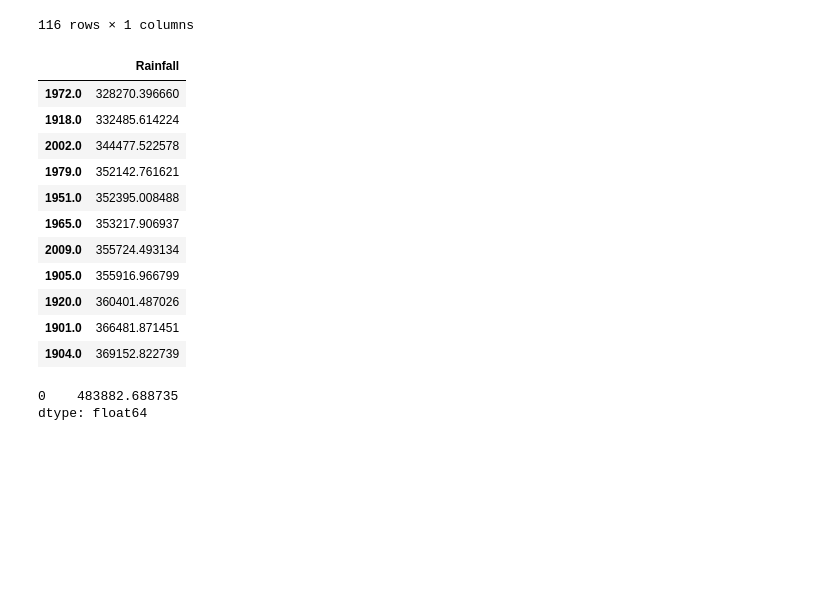
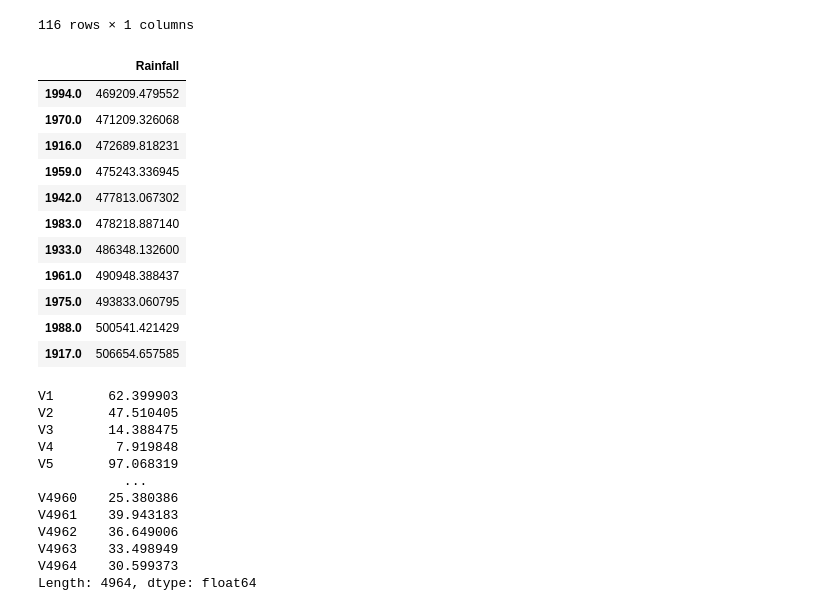
Before and after one commit to jtdocter27/Engineering-Probability---Statistics, a Jupyter notebook: R_project.ipynb, the cells around one changed output. Saved outputs shown, nothing was run; the diff lists cells and outputs as text; code cells hidden in the pictures; blank space fills up the shorter version.

```diff
--- a/R_project.ipynb
+++ b/R_project.ipynb
@@ -1092,26 +1092,44 @@ rainfall_sum
 # %%
 #Top 10% of 116 rows is ~top 12 and bottom twelve rows
 india_rainfall_bottom_ten = rainfall_sum_df.iloc[0:11]
 india_rainfall_top_ten = rainfall_sum_df.iloc[105:116]
-india_rainfall_bottom_ten
+india_rainfall_top_ten
 # %% [output]
 |  | Rainfall |
-| 1972.0 | 328270.396660 |
-| 1918.0 | 332485.614224 |
-| 2002.0 | 344477.522578 |
-| 1979.0 | 352142.761621 |
-| 1951.0 | 352395.008488 |
-| 1965.0 | 353217.906937 |
-| 2009.0 | 355724.493134 |
-| 1905.0 | 355916.966799 |
-| 1920.0 | 360401.487026 |
-| 1901.0 | 366481.871451 |
-| 1904.0 | 369152.822739 |
+| 1994.0 | 469209.479552 |
+| 1970.0 | 471209.326068 |
+| 1916.0 | 472689.818231 |
+| 1959.0 | 475243.336945 |
+| 1942.0 | 477813.067302 |
+| 1983.0 | 478218.887140 |
+| 1933.0 | 486348.132600 |
+| 1961.0 | 490948.388437 |
+| 1975.0 | 493833.060795 |
+| 1988.0 | 500541.421429 |
+| 1917.0 | 506654.657585 |
-# %%
-average_bottom = india_rainfall.iloc[].mean()
-average_bottom
-average_top = india_rainfall_top_ten.mean()
-average_top
-# %% [output]
-0    483882.688735
-dtype: float64
+# %%
+# average_bottom = india_rainfall_bottom_ten / 4964
+# average_bottom = np.array(average_bottom)
+# average_top = india_rainfall_bottom_ten / 4964
+# average_top = np.array(average_top)
+# average_top
+bottom = india_rainfall_bottom_ten.join(india_rainfall)
+bottom = bottom.drop('Rainfall', axis = 1)
+bottom = bottom.mean()
+top = india_rainfall_top_ten.join(india_rainfall)
+top = top.drop('Rainfall', axis = 1)
+top = top.mean()
+top
+# %% [output]
+V1       62.399903
+V2       47.510405
+V3       14.388475
+V4        7.919848
+V5       97.068319
+           ...
+V4960    25.380386
+V4961    39.943183
+V4962    36.649006
+V4963    33.498949
+V4964    30.599373
+Length: 4964, dtype: float64
```
Also changed, not shown: parts of 3 cells of this notebook.
